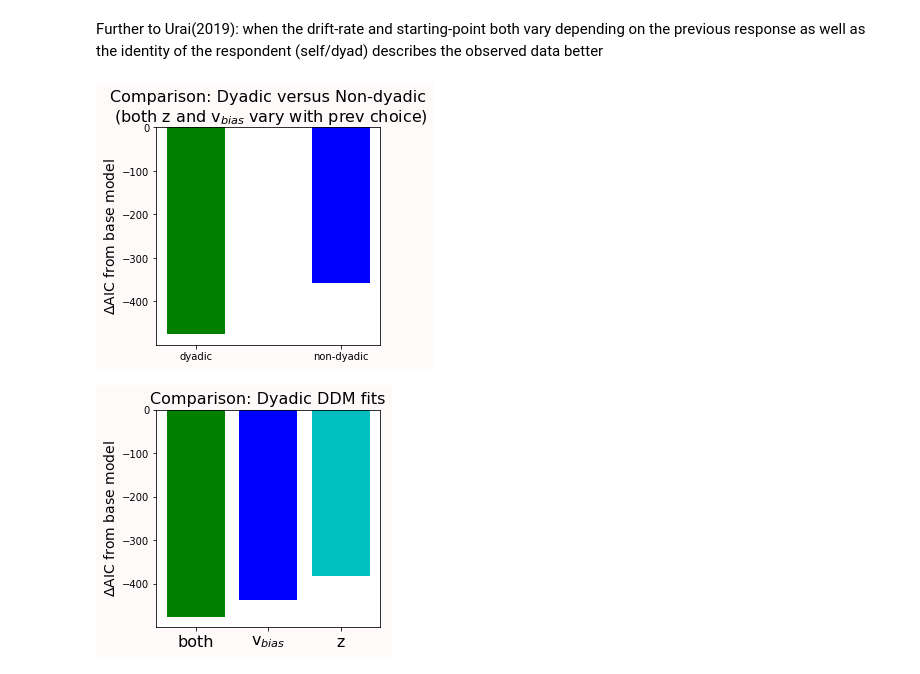
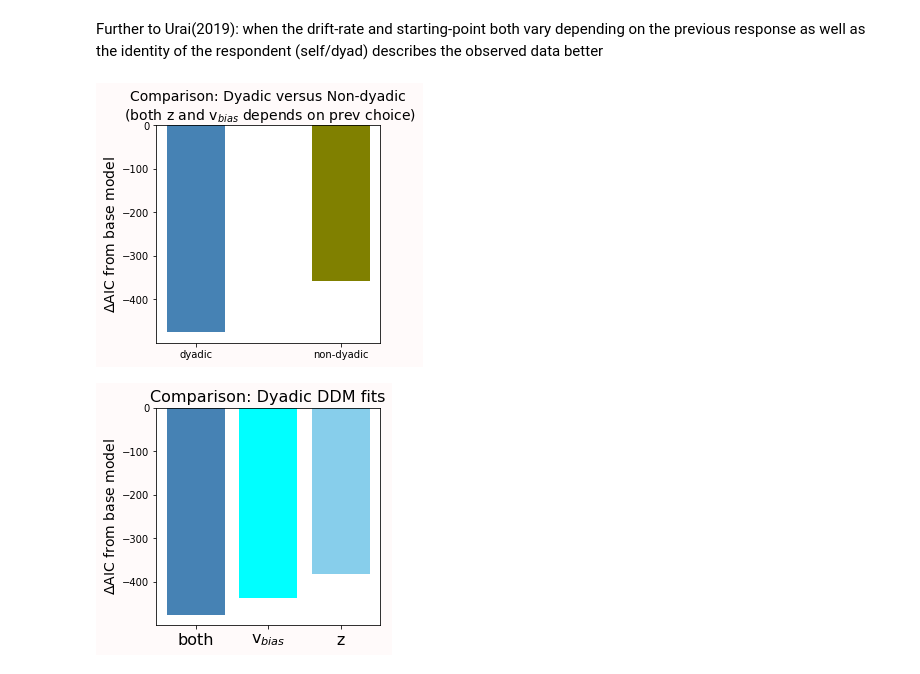
Before and after one commit to 104H/dyadicdecisionmaking, a Jupyter notebook: dataanalysis/analysis.ipynb, the cells around one changed output. Cells and saved outputs as stored; diff of their text form; code cells hidden in the pictures.

```diff
--- a/dataanalysis/analysis.ipynb
+++ b/dataanalysis/analysis.ipynb
@@ -959,22 +990,22 @@ fig,ax = plt.subplots(figsize=(4,4),facecolor='snow')
 ax.bar(x=plots,
        height=[aic_values[plots[0]] - base_aic ,aic_values[plots[1]] - base_aic],
        width=0.4,
-       color=['g','b'] )
+       color=['steelblue','olive'] )
 #ax.set_xlabel('Dyadic versus Non-dyadic',fontsize=14)
 ax.set_ylabel(r'$\Delta$' + 'AIC from base model',fontsize=14)
-ax.set_title("Comparison: Dyadic versus Non-dyadic\n (both z and v" + r'$_{bias}$ vary with prev choice)',fontsize=16)
+ax.set_title("Comparison: Dyadic versus Non-dyadic\n (both z and v" + r'$_{bias}$ depends on prev choice)',fontsize=14)
 plt.show()
 # %% [output]
-[figure, old version]
+[figure, new version]
 # %%
 plots = ['dyadic','dyadic_dc','dyadic_z']
 fig,ax = plt.subplots(figsize=(4,4),facecolor='snow')
 ax.bar(x=plots,
        height=[aic_values[plots[0]] - base_aic ,aic_values[plots[1]] - base_aic,aic_values[plots[2]] - base_aic,],
-       color=['g','b','c'] )
+       color=['steelblue','cyan','skyblue'] )
 ax.set_xticklabels(['both',r'v$_{bias}$','z'],fontsize=16)
 ax.set_ylabel(r'$\Delta$' + 'AIC from base model',fontsize=14)
 ax.set_title("Comparison: Dyadic DDM fits",fontsize=16)
 plt.show()
 # %% [output]
-[figure, old version]
+[figure, new version]
```
Also changed, not shown: parts of 10 cells of this notebook.
